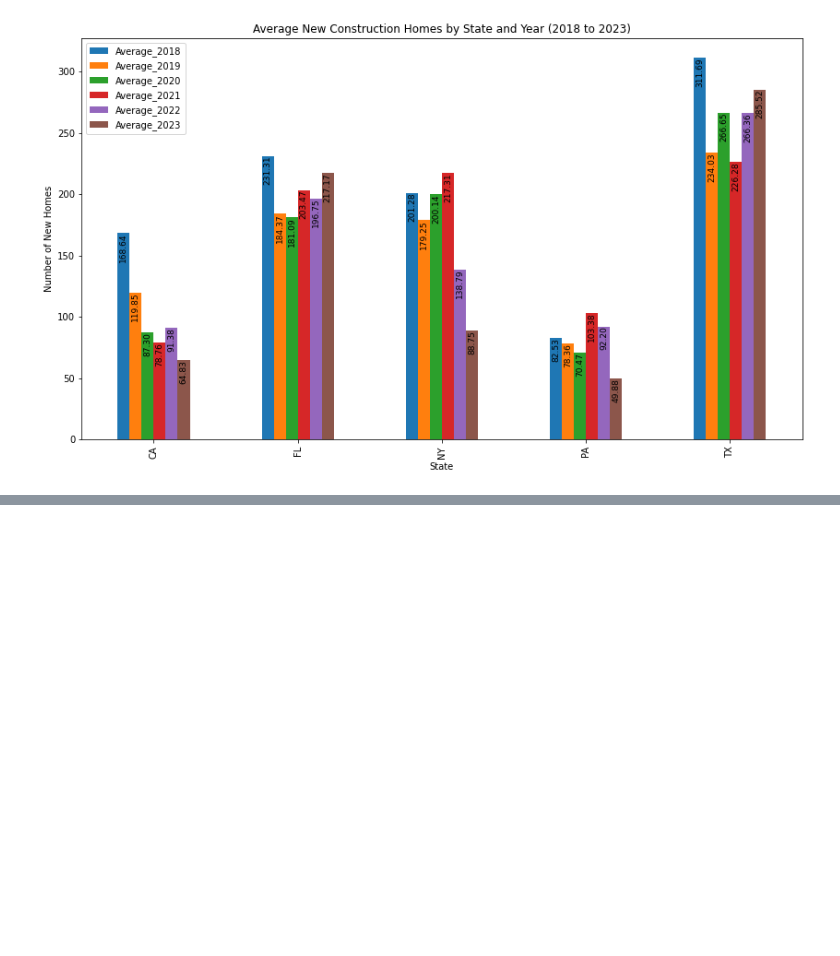
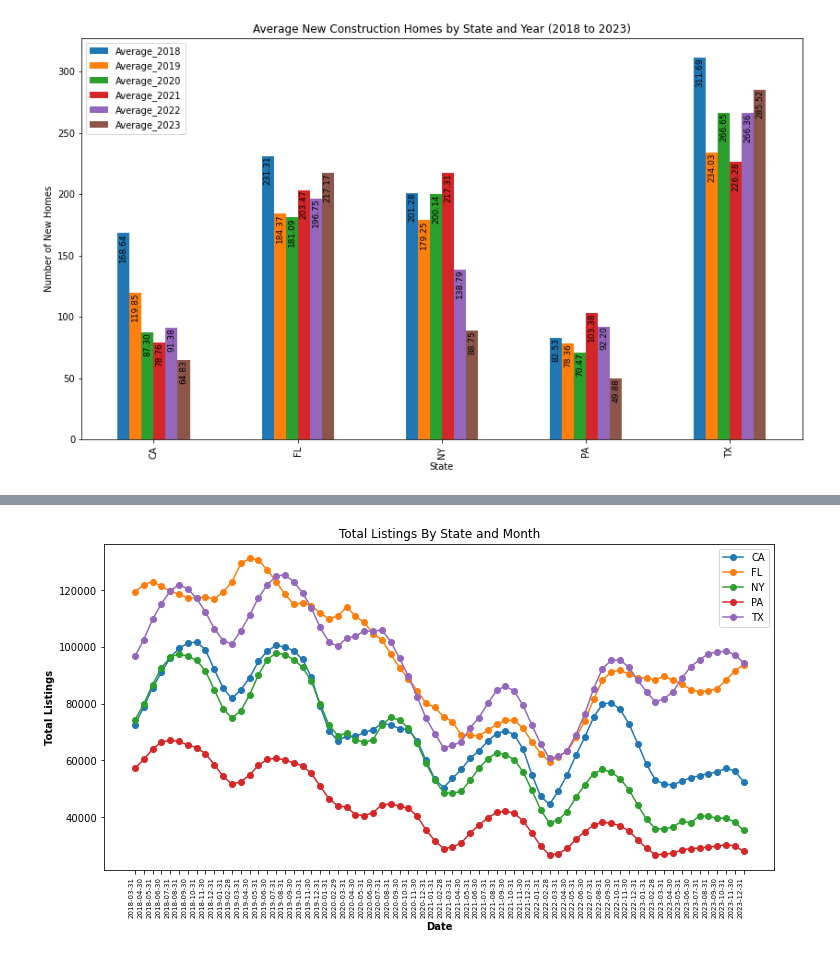
Before and after one commit to JAMayo13240/Data-Analysis-Project-3, a Jupyter notebook: Final.ipynb, the cells around one changed output, grey strips where cells are left out. Saved outputs shown, nothing was run; the diff lists cells and outputs as text; code cells hidden in the pictures; blank space fills up the shorter version.

```diff
--- a/Final.ipynb
+++ b/Final.ipynb
@@ -614,16 +614,16 @@ See the caveats in the documentation: https://pandas.pydata.org/pandas-docs/stab
 # List of states to filter
 states_to_filter = ['CA', 'FL', 'NY', 'PA', 'TX']
 # Find the index of the '3/31/2018' column
-start_column_index = sales_df.columns.get_loc('2018-03-31')
+start_column_index = median_prices_df.columns.get_loc('2018-03-31')
 # Prepare data for plotting
 data = {'Date': []}
 for state_to_filter in states_to_filter:
     data[state_to_filter] = []
-for column_index in range(start_column_index, len(sales_df.columns)):
-    column_name = sales_df.columns[column_index]
+for column_index in range(start_column_index, len(median_prices_df.columns)):
+    column_name = median_prices_df.columns[column_index]
     data['Date'].append(column_name)
     for state_to_filter in states_to_filter:
-        column_sum_for_state = sales_df.loc[sales_df['StateName'] == state_to_filter, column_name].sum()
+        column_sum_for_state = median_prices_df.loc[median_prices_df['StateName'] == state_to_filter, column_name].sum()
         data[state_to_filter].append(column_sum_for_state)
 # Convert data to DataFrame
 line_df = pd.DataFrame(data)
@@ -725,0 +796,50 @@ See the caveats in the documentation: https://pandas.pydata.org/pandas-docs/stab
+# %%
+# List of states to filter
+states_to_filter = ['CA', 'FL', 'NY', 'PA', 'TX']
+
+# Find the index of the '3/31/2018' column
+start_column_index = sales_df.columns.get_loc('2018-03-31')
+
+# Prepare data for plotting
+data = {'Date': []}
+
+for state_to_filter in states_to_filter:
+    data[state_to_filter] = []
+
+for column_index in range(start_column_index, len(sales_df.columns)):
+    column_name = sales_df.columns[column_index]
+    data['Date'].append(column_name)
+    for state_to_filter in states_to_filter:
+        column_sum_for_state = sales_df.loc[sales_df['StateName'] == state_to_filter, column_name].sum()
+        data[state_to_filter].append(column_sum_for_state)
+
+# Convert data to DataFrame
+line_df = pd.DataFrame(data)
+
+# Plot the line chart
+plt.figure(figsize=(12, 6))
+
+for state_to_filter in states_to_filter:
+    plt.plot(line_df['Date'], line_df[state_to_filter], label=state_to_filter, marker='o')
+
+# Set labels and title
+plt.xlabel('Date', fontweight='bold')  # Make 'Date' label bold
+plt.ylabel('Total Listings', fontweight='bold')  # Make 'Total Listings' label bold
+plt.title('Total Listings By State and Month')
+
+plt.xticks(rotation=90, ha='right', fontsize=7)
+
+
+# Show legend
+plt.legend()
+
+# Rotate x-axis labels for better readability
+plt.xticks(rotation=90, ha='right', fontsize=7)
+
+# Save the chart as an image (PNG format in this example)
+plt.savefig('total_listings_by_state_and_month.png')
+
+# Display the plot
+plt.show()
+# %% [output]
+[figure, added]
```
Also changed, not shown: parts of 7 cells of this notebook, 2 other files.
